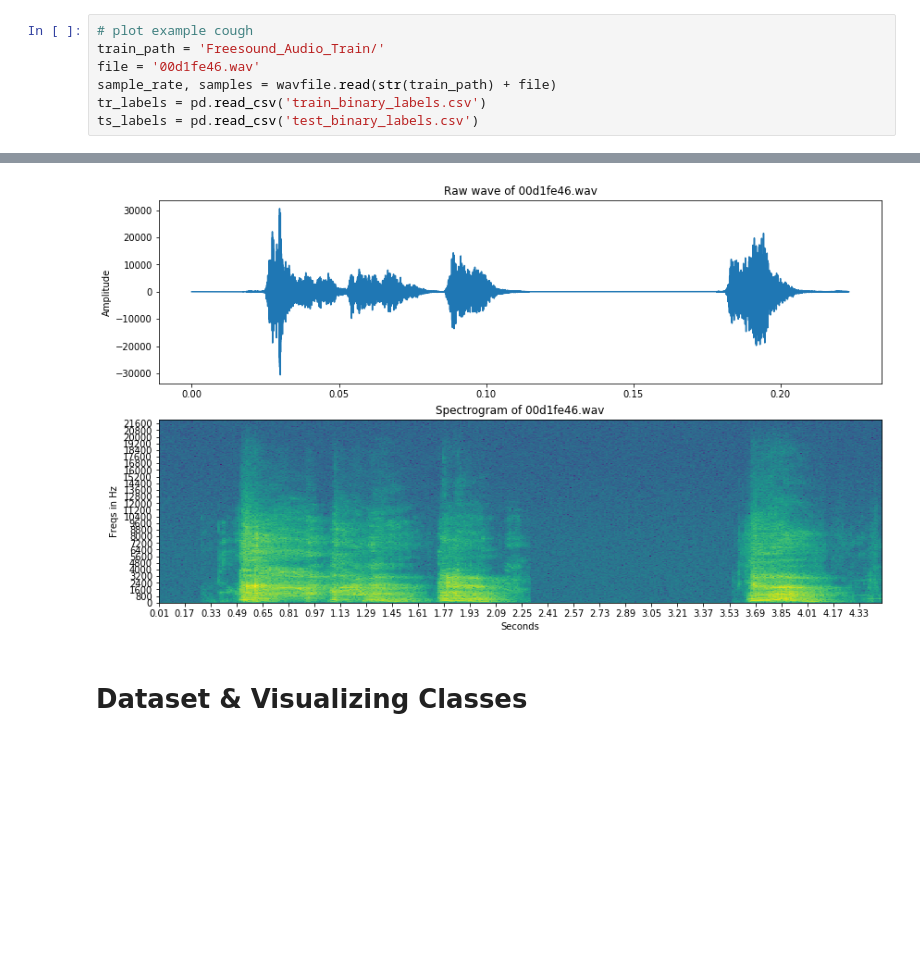
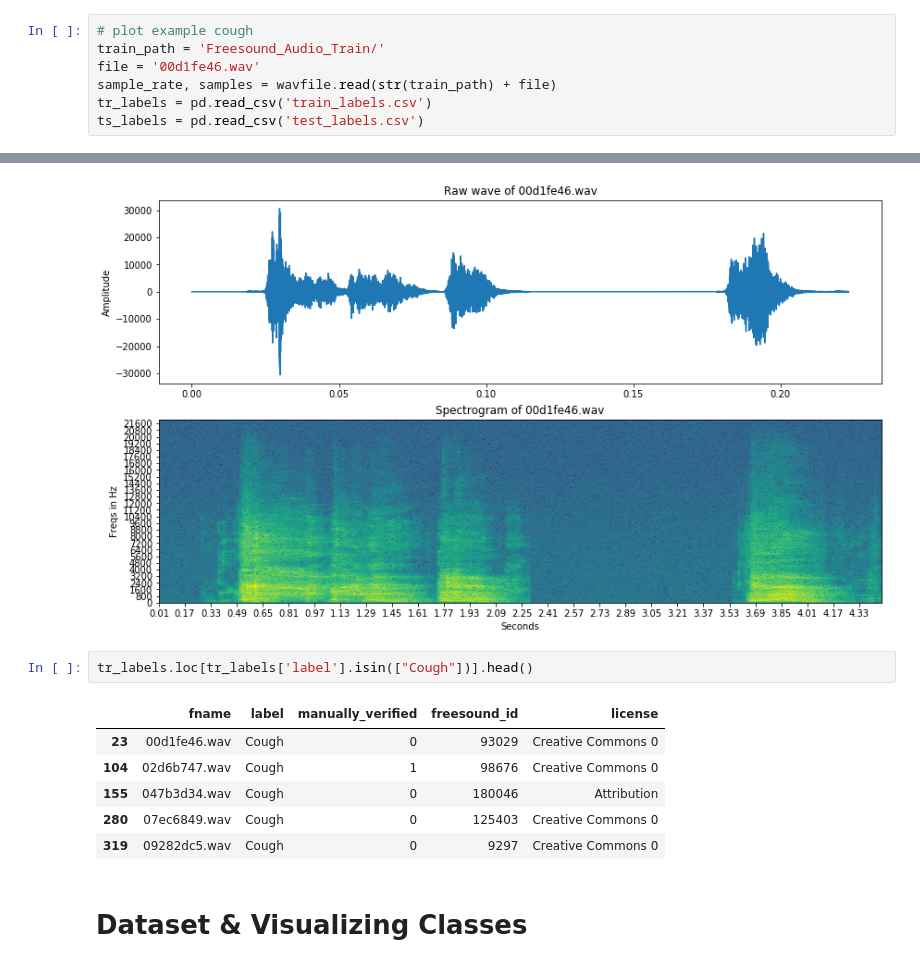
Before and after one commit to RyanGale-AK/Spire, a Jupyter notebook: Model.ipynb, the cells around one changed output, grey strips where cells are left out. Drawn from its saved outputs; the diff is of its cells as text; blank space fills up the shorter version.

```diff
--- a/Model.ipynb
+++ b/Model.ipynb
@@ -14,8 +14,8 @@ from pandas import DataFrame as df
 train_path = 'Freesound_Audio_Train/'
 file = '00d1fe46.wav'
 sample_rate, samples = wavfile.read(str(train_path) + file)
-tr_labels = pd.read_csv('train_binary_labels.csv')
-ts_labels = pd.read_csv('test_binary_labels.csv')
+tr_labels = pd.read_csv('train_labels.csv')
+ts_labels = pd.read_csv('test_labels.csv')
 # %%
 samples.shape
 # %% [output]
@@ -67,6 +67,15 @@ ax2.set_xlabel('Seconds')
 # %% [output]
 Text(0.5, 0, 'Seconds')
 [figure]
+# %%
+tr_labels.loc[tr_labels['label'].isin(["Cough"])].head()
+# %% [output]
+|  | fname | label | manually_verified | freesound_id | license |
+| 23 | 00d1fe46.wav | Cough | 0 | 93029 | Creative Commons 0 |
+| 104 | 02d6b747.wav | Cough | 1 | 98676 | Creative Commons 0 |
+| 155 | 047b3d34.wav | Cough | 0 | 180046 | Attribution |
+| 280 | 07ec6849.wav | Cough | 0 | 125403 | Creative Commons 0 |
+| 319 | 09282dc5.wav | Cough | 0 | 9297 | Creative Commons 0 |
 # %% [markdown]
 # Dataset & Visualizing Classes
 # %%
```
Also changed, not shown: parts of 24 cells of this notebook, 5 other files.
